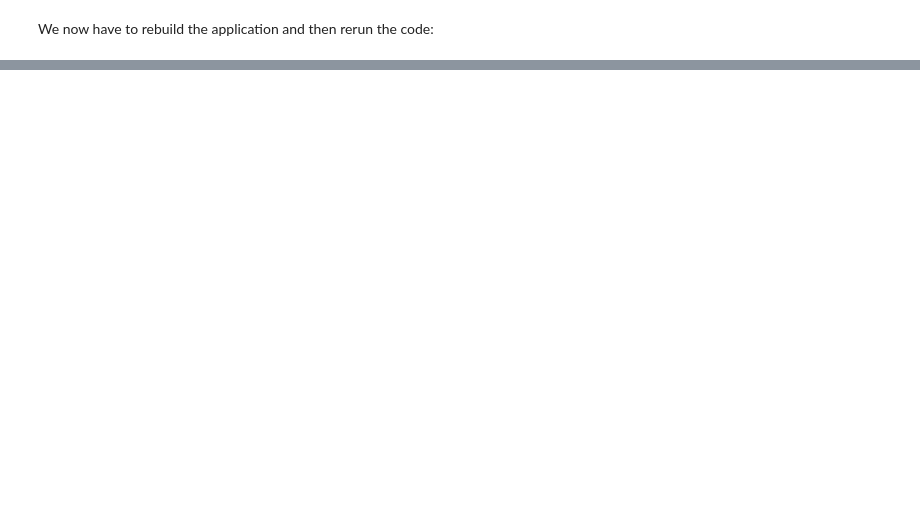
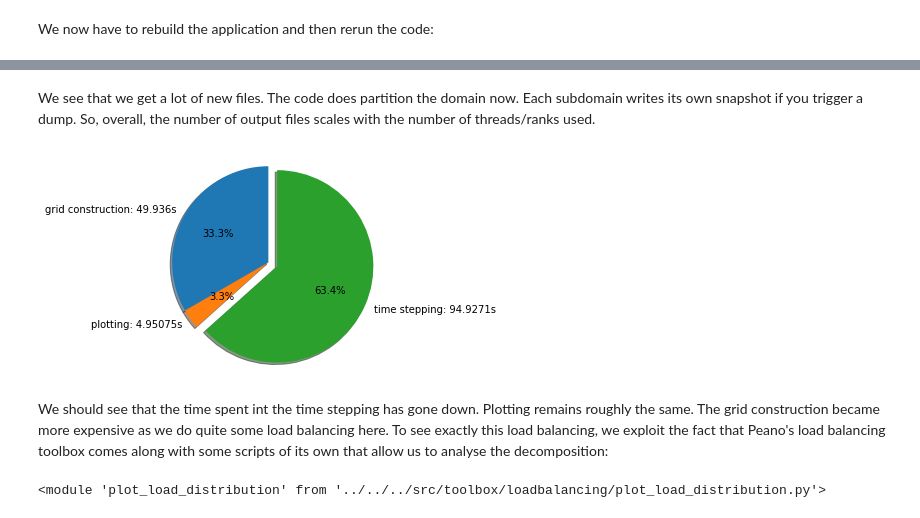
Before and after one commit to kittytastic/Peano-Fork, a Jupyter notebook: examples/exahype2/euler/euler-with-ExaHyPE.ipynb, the cells around one changed output, grey strips where cells are left out. Cells and saved outputs as stored; diff of their text form; code cells hidden in the pictures; blank space fills up the shorter version.

Commit message:
Can successfully do all the single node runs now within a notebook and compare the graphs directly
Former-commit-id: 869a16c227ea1a7f4642d1f1db431eeb0fdeea98

```diff
--- a/examples/exahype2/euler/euler-with-ExaHyPE.ipynb
+++ b/examples/exahype2/euler/euler-with-ExaHyPE.ipynb
@@ -211,0 +269,2 @@ NameError: name 'project' is not defined
+# %% [markdown]
+We see that we get a lot of new files. The code does partition the domain now. Each subdomain writes its own snapshot if you trigger a dump. So, overall, the number of output files scales with the number of threads/ranks used.
@@ -211,0 +273,19 @@ NameError: name 'project' is not defined
+# %%
+import exahype2
+
+performance_data = exahype2.postprocessing.PerformanceData( "output.txt", verbose=False )
+# %%
+exahype2.postprocessing.plot_pie_chart_over_simulation_phases(performance_data)
+# %% [output]
+[figure, added]
+# %% [markdown]
+We should see that the time spent int the time stepping has gone down. Plotting remains roughly the same. The grid construction became more expensive as we do quite some load balancing here. To see exactly this load balancing, we exploit the fact that Peano's load balancing toolbox comes along with some scripts of its own that allow us to analyse the decomposition:
+# %%
+import sys
+sys.path.append( "../../../src/toolbox/loadbalancing/")
+import plot_load_distribution
+
+import importlib
+importlib.reload(plot_load_distribution)
+# %% [output]
+<module 'plot_load_distribution' from '../../../src/toolbox/loadbalancing/plot_load_distribution.py'>
```
Also changed, not shown: parts of 26 cells of this notebook, 9 other files.
